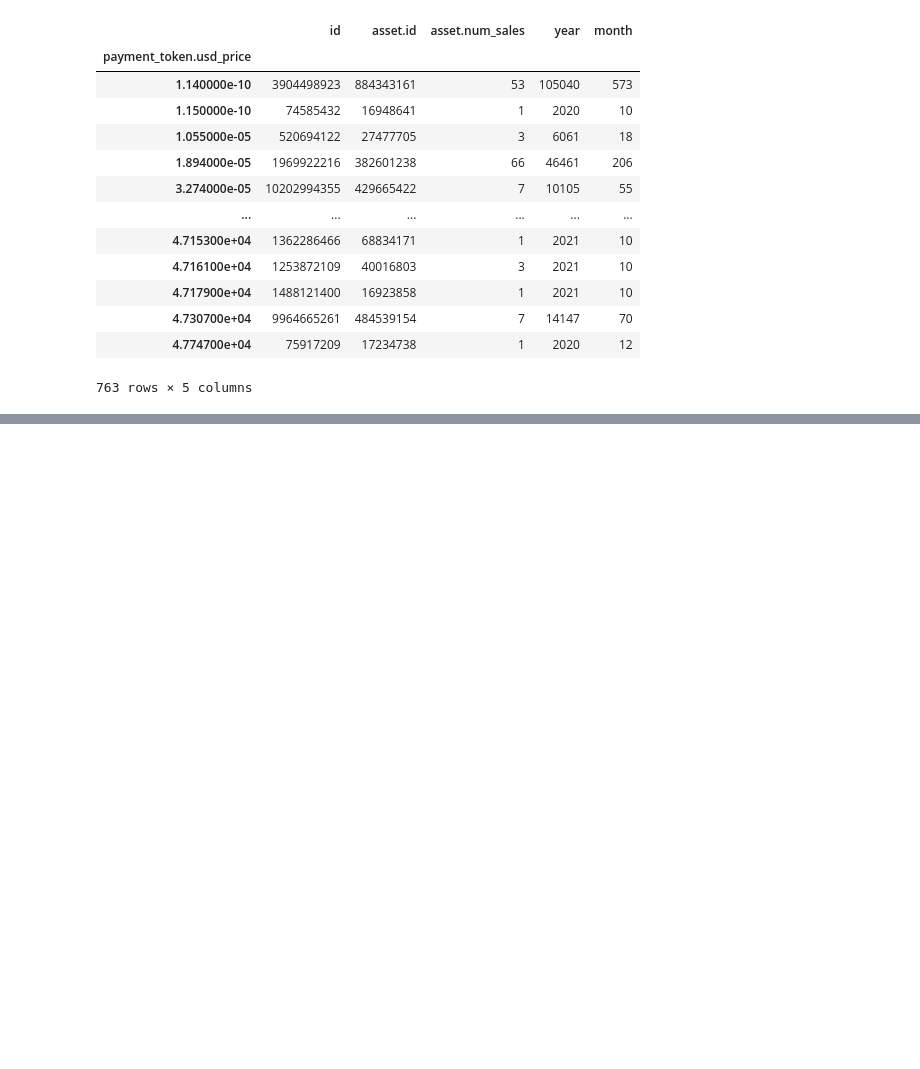
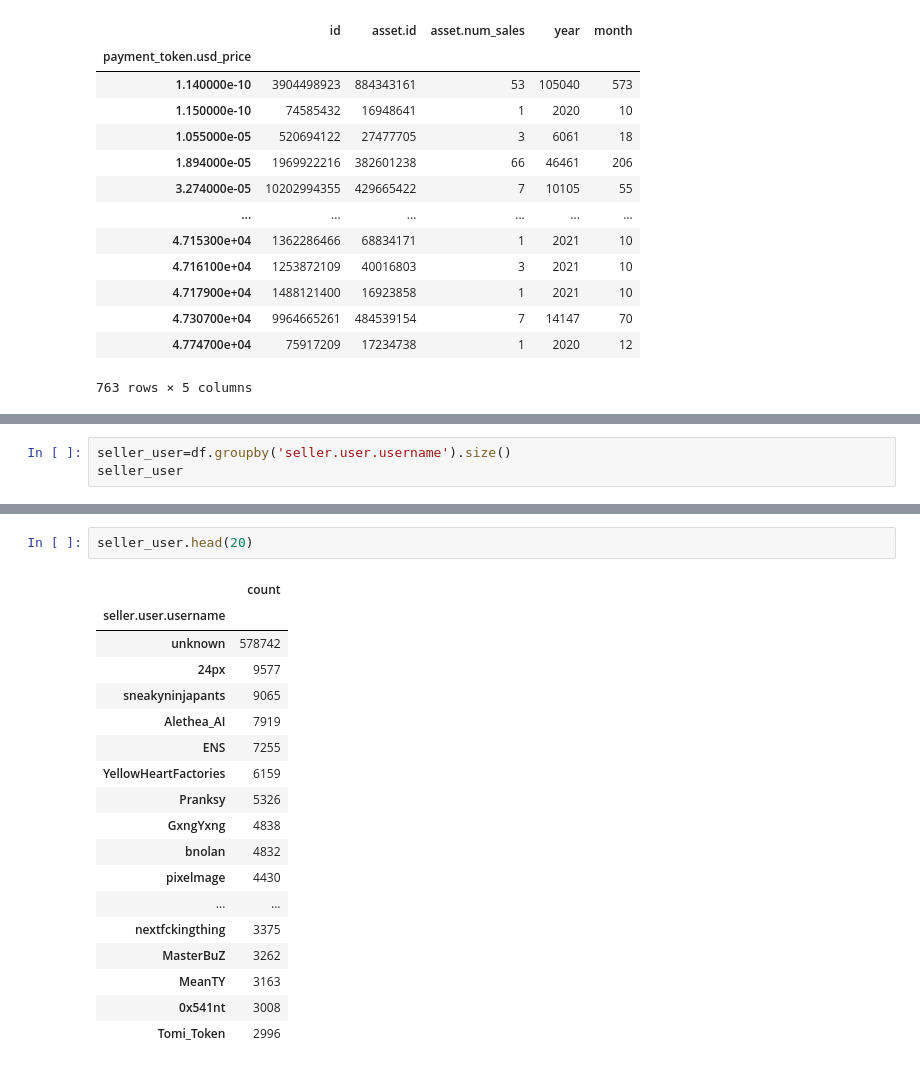
Before and after one commit to datakiptoo/Opensea, a Jupyter notebook: nft.ipynb, the cells around one changed output, grey strips where cells are left out. Cells and saved outputs as stored; diff of their text form; blank space fills up the shorter version.

```diff
--- a/nft.ipynb
+++ b/nft.ipynb
@@ -875,0 +1063,3 @@ df.groupby('payment_token.usd_price').sum()
+# %%
+seller_user=df.groupby('seller.user.username').size()
+seller_user
@@ -875,0 +1134,21 @@ df.groupby('payment_token.usd_price').sum()
+# %%
+seller_user.head(20)
+# %% [output]
+|  | count |
+| seller.user.username |  |
+| unknown | 578742 |
+| 24px | 9577 |
+| sneakyninjapants | 9065 |
+| Alethea_AI | 7919 |
+| ENS | 7255 |
+| YellowHeartFactories | 6159 |
+| Pranksy | 5326 |
+| GxngYxng | 4838 |
+| bnolan | 4832 |
+| pixelmage | 4430 |
+| ... | ... |
+| nextfckingthing | 3375 |
+| MasterBuZ | 3262 |
+| MeanTY | 3163 |
+| 0x541nt | 3008 |
+| Tomi_Token | 2996 |
```
Also changed, not shown: parts of 26 cells of this notebook.
